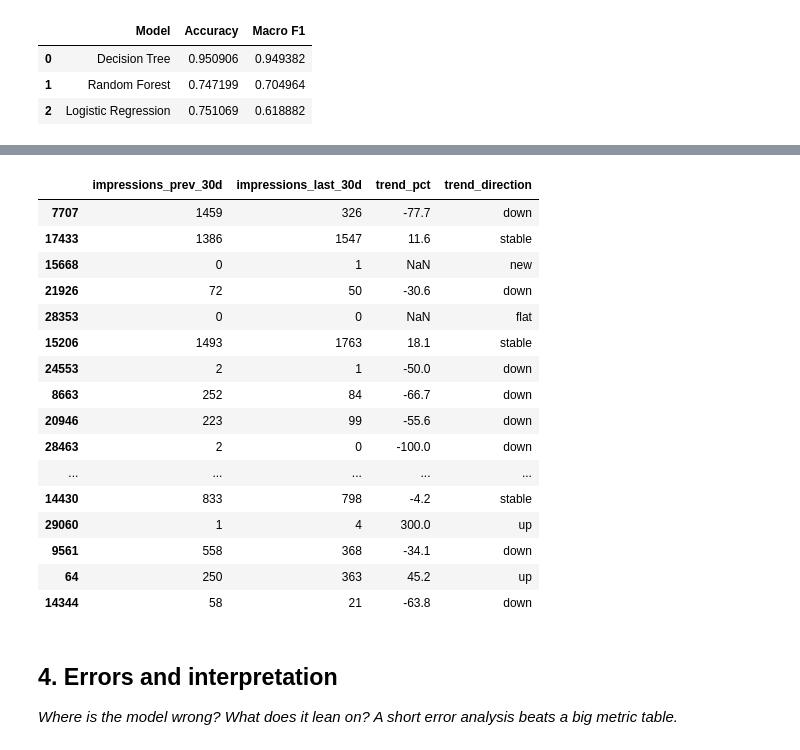
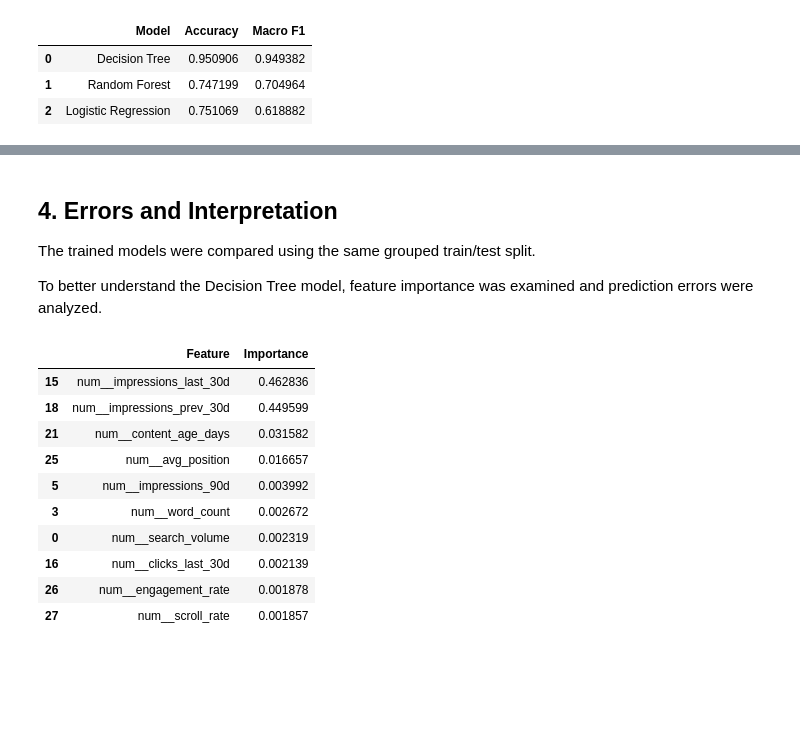
Before and after one commit to boddulavinaykumar6-stack/Flyrank-ML-Internship, a Jupyter notebook: work/notebooks/w05_model.ipynb, the cells around one changed output, grey strips where cells are left out. Cells and saved outputs as stored; diff of their text form; code cells hidden in the pictures; blank space fills up the shorter version.

```diff
--- a/work/notebooks/w05_model.ipynb
+++ b/work/notebooks/w05_model.ipynb
@@ -845,21 +845,3 @@ results.sort_values(
 | 0 | Decision Tree | 0.950906 | 0.949382 |
 | 1 | Random Forest | 0.747199 | 0.704964 |
 | 2 | Logistic Regression | 0.751069 | 0.618882 |
-# %%
-import pandas as pd
-
-feature_names = preprocessor.get_feature_names_out()
-
-importances = tree_pipeline.named_steps["classifier"].feature_importances_
-
-importance_df = pd.DataFrame({
-    "Feature": feature_names,
-    "Importance": importances
-})
-
-importance_df = importance_df.sort_values(
-    by="Importance",
-    ascending=False
-)
-
-importance_df.head(20)
@@ -906,35 +848,22 @@ dtype: float64
-# %%
-df[
-    [
-        "impressions_prev_30d",
-        "impressions_last_30d",
-        "trend_pct",
-        "trend_direction"
-    ]
-].sample(20, random_state=30)
-# %% [output]
-|  | impressions_prev_30d | impressions_last_30d | trend_pct | trend_direction |
-| 7707 | 1459 | 326 | -77.7 | down |
-| 17433 | 1386 | 1547 | 11.6 | stable |
-| 15668 | 0 | 1 | NaN | new |
-| 21926 | 72 | 50 | -30.6 | down |
-| 28353 | 0 | 0 | NaN | flat |
-| 15206 | 1493 | 1763 | 18.1 | stable |
-| 24553 | 2 | 1 | -50.0 | down |
-| 8663 | 252 | 84 | -66.7 | down |
-| 20946 | 223 | 99 | -55.6 | down |
-| 28463 | 2 | 0 | -100.0 | down |
-| ... | ... | ... | ... | ... |
-| 14430 | 833 | 798 | -4.2 | stable |
-| 29060 | 1 | 4 | 300.0 | up |
-| 9561 | 558 | 368 | -34.1 | down |
-| 64 | 250 | 363 | 45.2 | up |
-| 14344 | 58 | 21 | -63.8 | down |
 # %% [markdown]
-## 4. Errors and interpretation
+## 4. Errors and Interpretation
 
-*Where is the model wrong? What does it lean on? A short error analysis beats a big metric table.*
+The trained models were compared using the same grouped train/test split.
+
+To better understand the Decision Tree model, feature importance was examined and prediction errors were analyzed.
 # %%
 # This cell is for CODE (numbers, a query, a check).
 # Write your text answer in the cell ABOVE this one — typing sentences here breaks Run All.
-best_pipeline = trained_models["Decision Tree"]
+display(importance_df.head(10))
+# %% [output]
+|  | Feature | Importance |
+| 15 | num__impressions_last_30d | 0.462836 |
+| 18 | num__impressions_prev_30d | 0.449599 |
+| 21 | num__content_age_days | 0.031582 |
+| 25 | num__avg_position | 0.016657 |
+| 5 | num__impressions_90d | 0.003992 |
+| 3 | num__word_count | 0.002672 |
+| 0 | num__search_volume | 0.002319 |
+| 16 | num__clicks_last_30d | 0.002139 |
+| 26 | num__engagement_rate | 0.001878 |
+| 27 | num__scroll_rate | 0.001857 |
```
Also changed, not shown: parts of 6 cells of this notebook.
